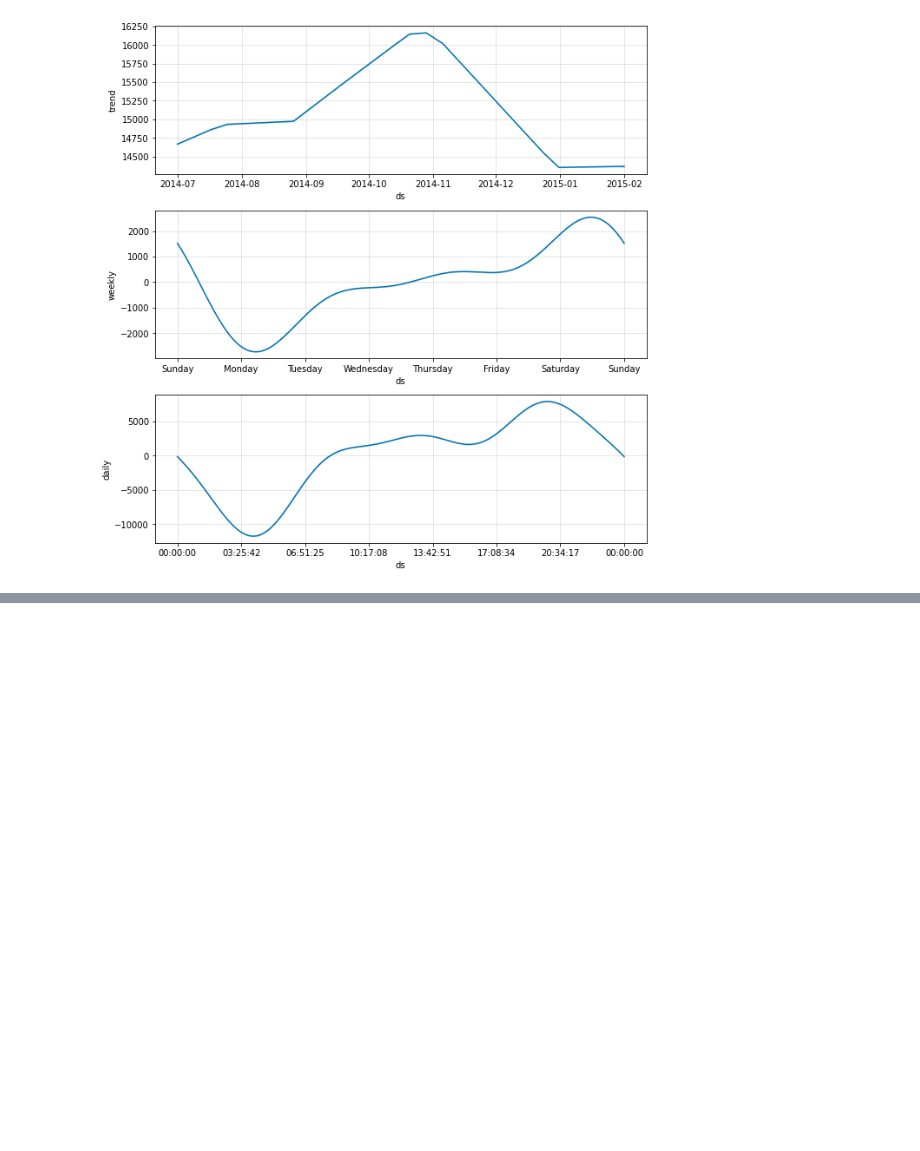
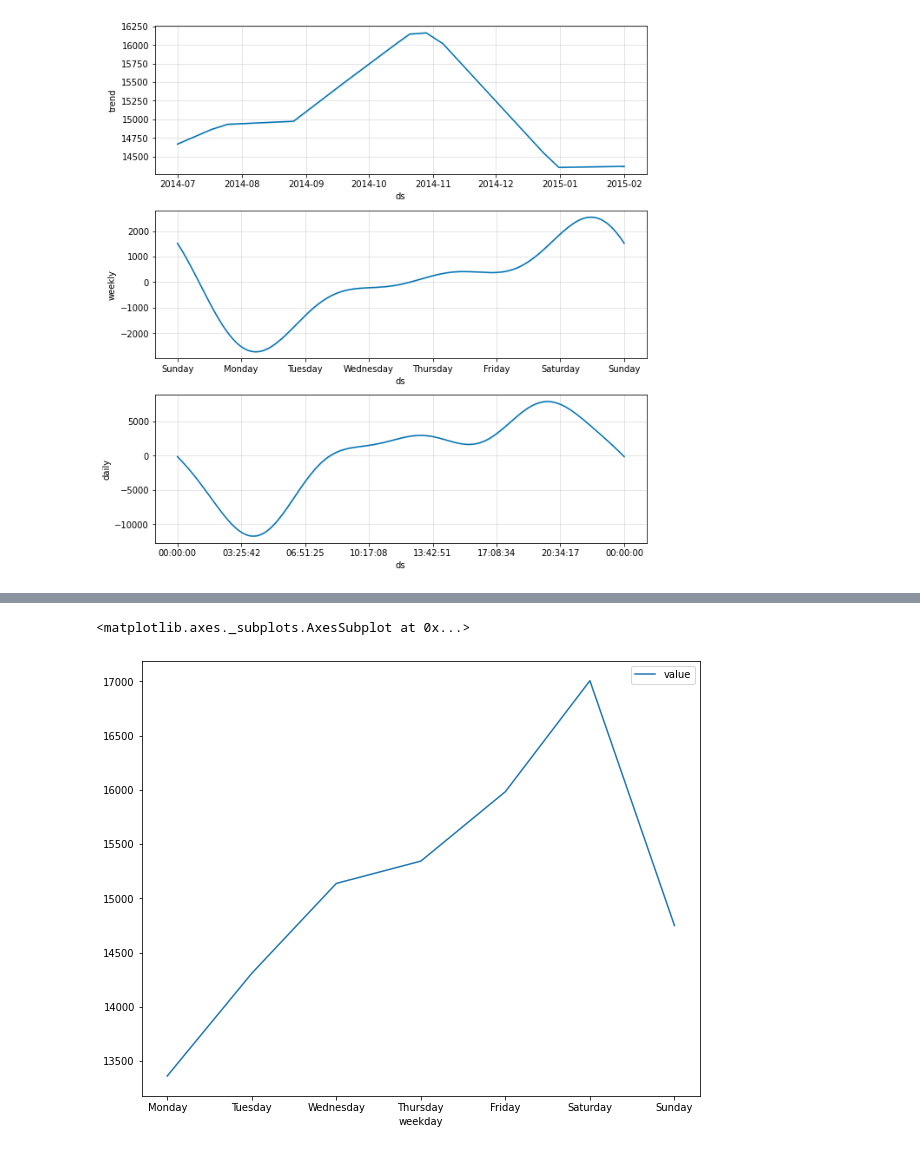
Before and after one commit to shelly2904/DATA_SCIENCE, a Jupyter notebook: Time Series/Anomaly_Detection_Algorithm.ipynb, the cells around one changed output, grey strips where cells are left out. Drawn from its saved outputs; the diff is of its cells as text; code cells hidden in the pictures; blank space fills up the shorter version.

```diff
--- a/Time Series/Anomaly_Detection_Algorithm.ipynb
+++ b/Time Series/Anomaly_Detection_Algorithm.ipynb
@@ -182,0 +188,2 @@ fig.show()
+# %%
+df = df.reset_index()
@@ -182,0 +206,4 @@ fig.show()
+# %%
+df['hour'] = df.timestamp.dt.hour
+# %%
+df['weekday'] = pd.Categorical(df.timestamp.dt.strftime('%A'), categories=['Monday', 'Tuesday', 'Wednesday', 'Thursday', 'Friday', 'Saturday', 'Sunday'], ordered=True)
@@ -182,0 +224,5 @@ fig.show()
+# %%
+df[['value', 'weekday']].groupby('weekday').mean().plot()
+# %% [output]
+<matplotlib.axes._subplots.AxesSubplot at 0x...>
+[figure, added]
```
Also changed, not shown: parts of 18 cells of this notebook.
